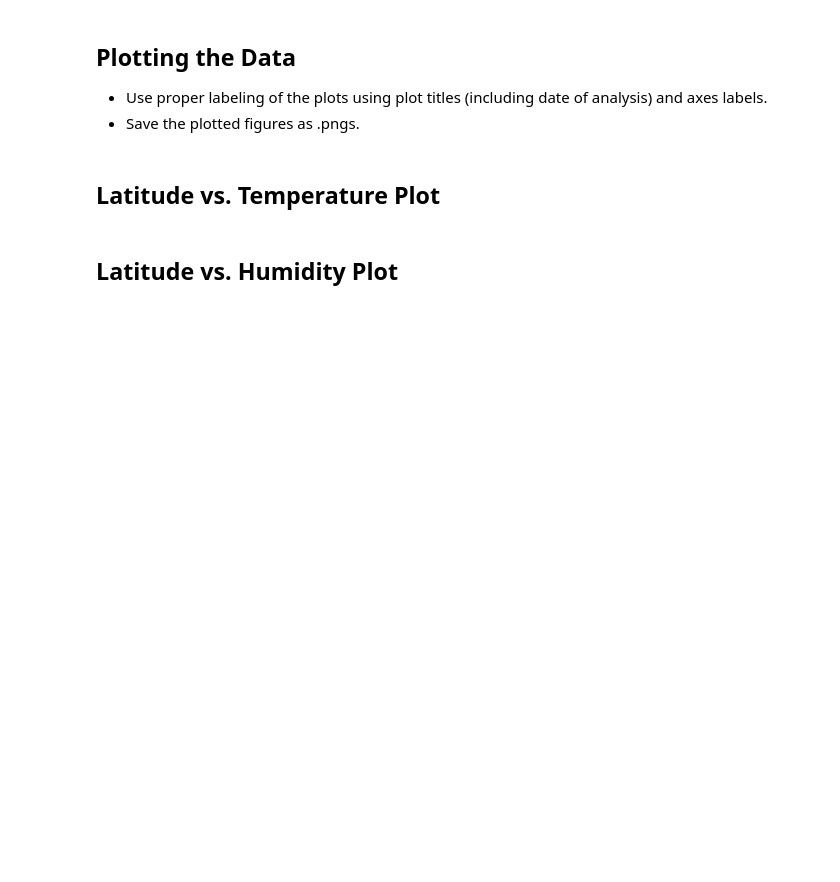
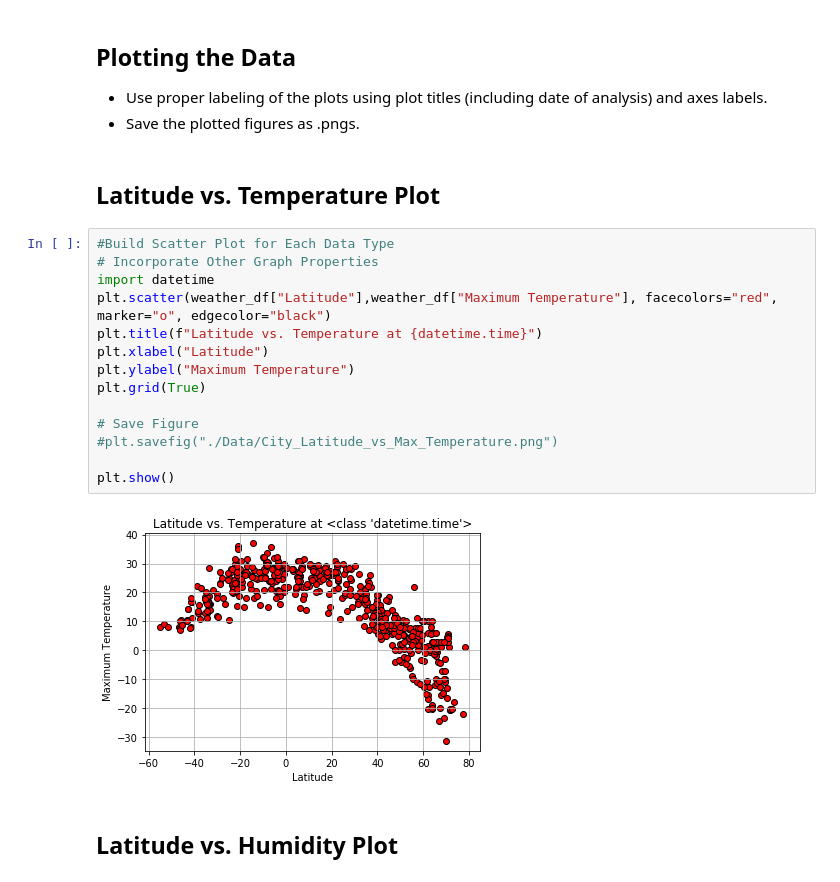
Before and after one commit to loictiemani/Unit-6-Assignment-What-s-the-Weather-Like, a Jupyter notebook: starter_code/WeatherPy.ipynb, the cells around one changed output. Drawn from its saved outputs; the diff is of its cells as text; blank space fills up the shorter version.

Commit message:
plotting

```diff
--- a/starter_code/WeatherPy.ipynb
+++ b/starter_code/WeatherPy.ipynb
@@ -240,5 +213,21 @@ print(weather_high_humidity.index.values)
 * Save the plotted figures as .pngs.
 # %% [markdown]
 ## Latitude vs. Temperature Plot
+# %%
+#Build Scatter Plot for Each Data Type
+# Incorporate Other Graph Properties
+import datetime
+plt.scatter(weather_df["Latitude"],weather_df["Maximum Temperature"], facecolors="red", marker="o", edgecolor="black")
+plt.title(f"Latitude vs. Temperature at {datetime.time}")
+plt.xlabel("Latitude")
+plt.ylabel("Maximum Temperature")
+plt.grid(True)
+
+# Save Figure
+#plt.savefig("./Data/City_Latitude_vs_Max_Temperature.png")
+
+plt.show()
+# %% [output]
+[figure, added]
 # %% [markdown]
 ## Latitude vs. Humidity Plot
```
Also changed, not shown: parts of 9 cells of this notebook, 2 other files.
